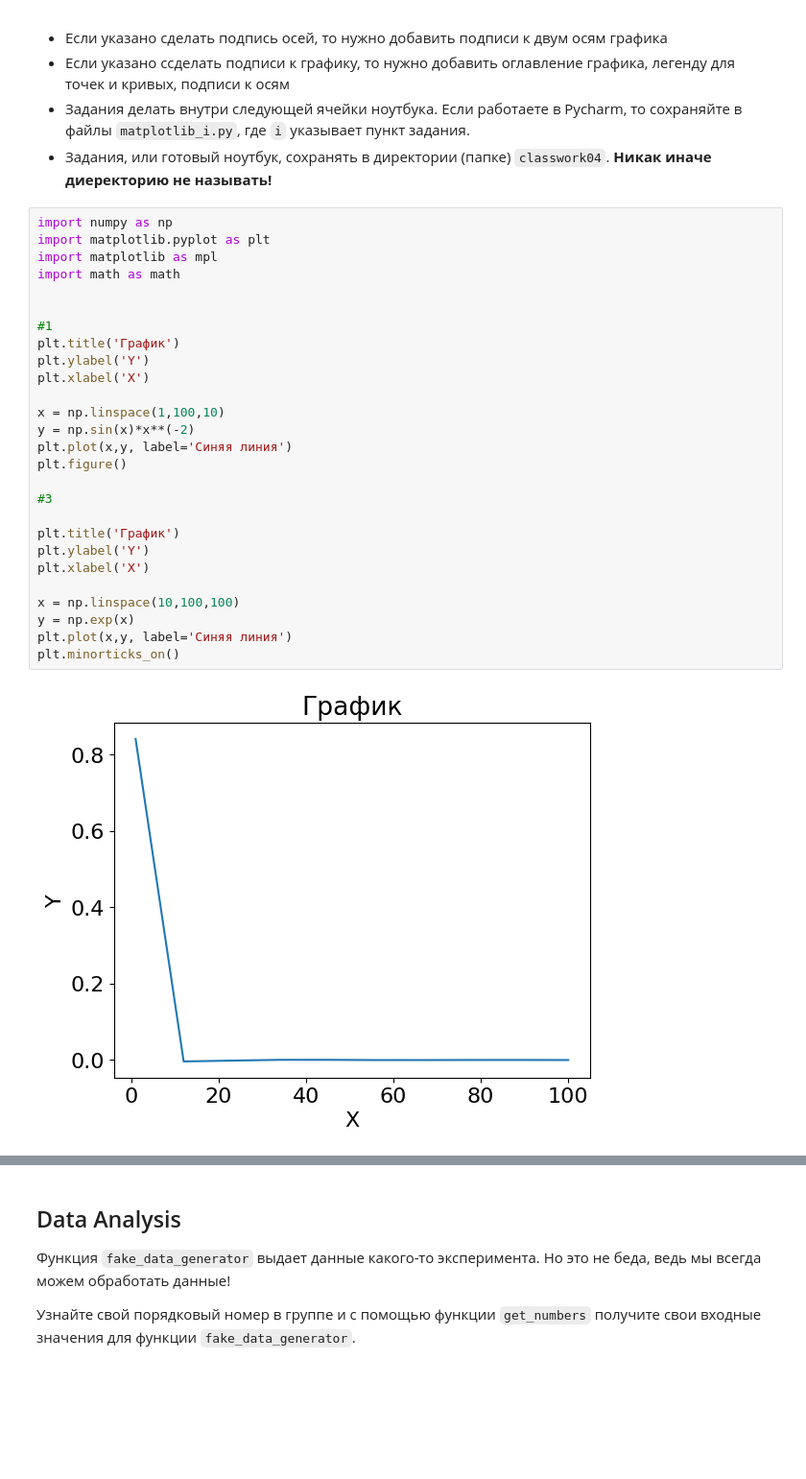
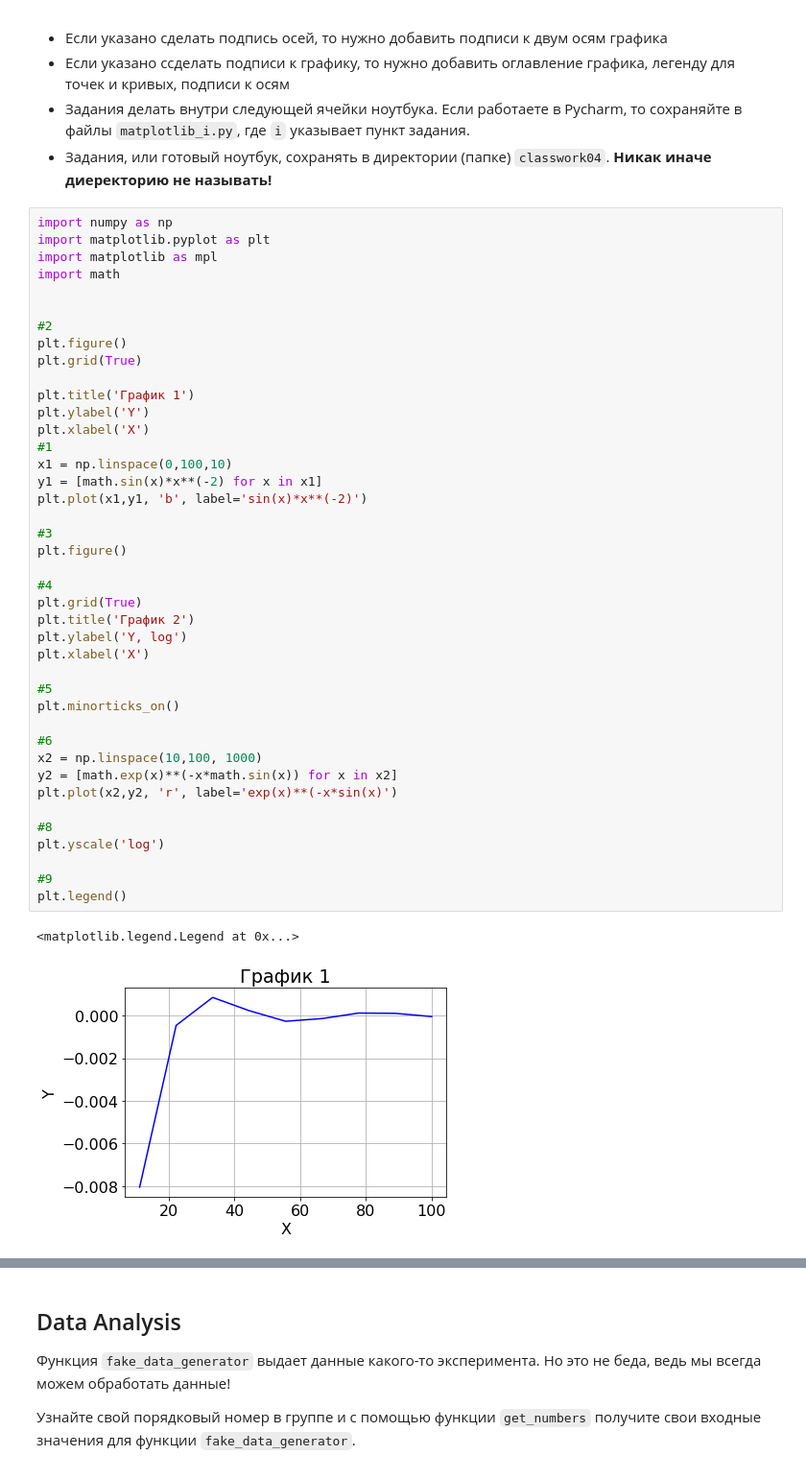
Before and after one commit to egoroz/learning_python, a Jupyter notebook: classwork04/lpr2022_lab4.ipynb, the cells around one changed output, grey strips where cells are left out. Shown at 96% size. Cells and saved outputs as stored; diff of their text form; blank space fills up the shorter version.

Commit message:
задание с matplotlib+numpy
доделал

```diff
--- a/classwork04/lpr2022_lab4.ipynb
+++ b/classwork04/lpr2022_lab4.ipynb
@@ -340,29 +336,44 @@ plt.plot(x,y,"k--", label="Синия линия") # "k--" --- черная пр
 # %%
 import numpy as np
 import matplotlib.pyplot as plt
 import matplotlib as mpl
-import math as math
+import math
 
 
-#1
-plt.title('График')
+#2
+plt.figure()
+plt.grid(True)
+
+plt.title('График 1')
 plt.ylabel('Y')
 plt.xlabel('X')
+#1
+x1 = np.linspace(0,100,10)
+y1 = [math.sin(x)*x**(-2) for x in x1]
+plt.plot(x1,y1, 'b', label='sin(x)*x**(-2)')
 
-x = np.linspace(1,100,10)
-y = np.sin(x)*x**(-2)
-plt.plot(x,y, label='Синяя линия')
+#3
 plt.figure()
 
-#3
-
-plt.title('График')
-plt.ylabel('Y')
+#4
+plt.grid(True)
+plt.title('График 2')
+plt.ylabel('Y, log')
 plt.xlabel('X')
 
-x = np.linspace(10,100,100)
-y = np.exp(x)
-plt.plot(x,y, label='Синяя линия')
+#5
 plt.minorticks_on()
+
+#6
+x2 = np.linspace(10,100, 1000)
+y2 = [math.exp(x)**(-x*math.sin(x)) for x in x2]
+plt.plot(x2,y2, 'r', label='exp(x)**(-x*sin(x)')
+
+#8
+plt.yscale('log')
+
+#9
+plt.legend()
 # %% [output]
+<matplotlib.legend.Legend at 0x...>
-[figure, old version]
+[figure, new version]
```
Also changed, not shown: parts of 6 cells of this notebook.
